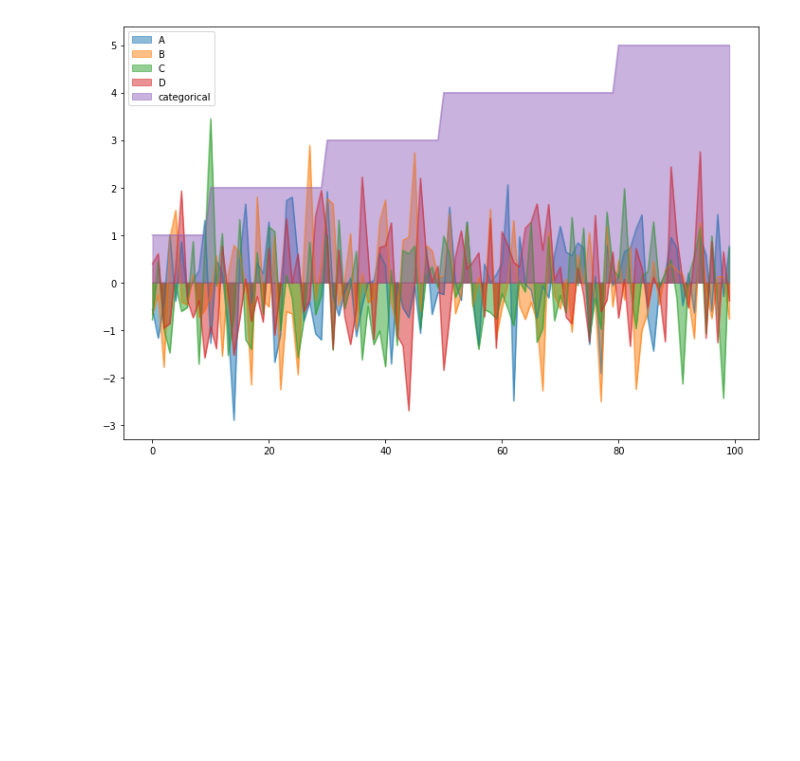
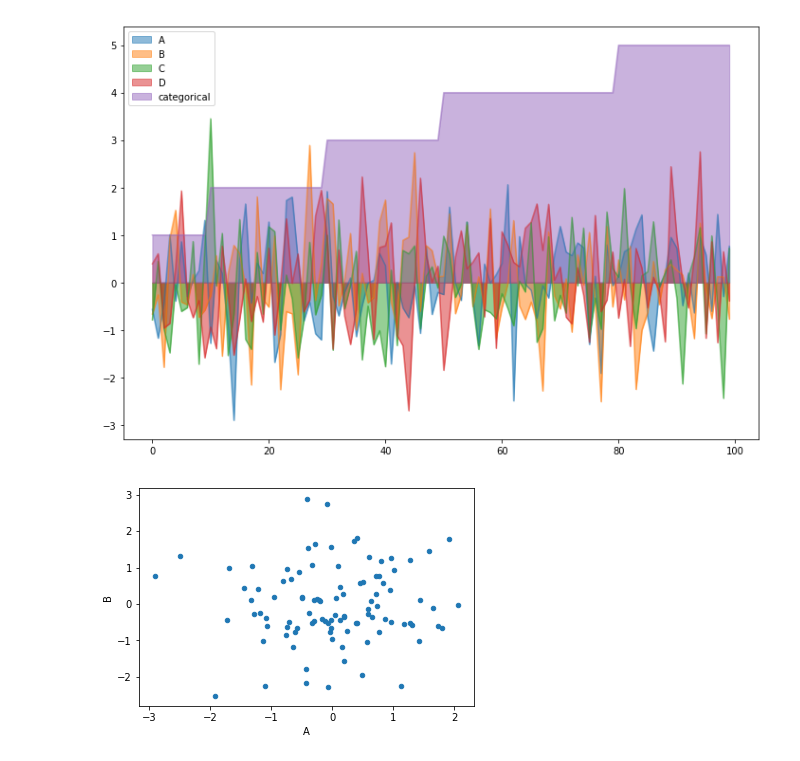
Before and after one commit to mahesh-keswani/ML-DL-FromBasicsToAdvance, a Jupyter notebook: pandas_basics/visualizing_data_with_pandas.ipynb, the cells around one changed output. Cells and saved outputs as stored; diff of their text form; code cells hidden in the pictures; blank space fills up the shorter version.

Commit message:
added more plots like scatter plot, upto 3-4 dimensions, hexagonal bin plot, kde, boxplot

```diff
--- a/pandas_basics/visualizing_data_with_pandas.ipynb
+++ b/pandas_basics/visualizing_data_with_pandas.ipynb
@@ -99,3 +99,8 @@ df.plot.area(figsize=(12, 8), legend = True, stacked = False);
 # for stacked= True, all the values must be positive or negative
 # %% [output]
 [figure]
+# %%
+# Now scatter plot
+df.plot.scatter(x = 'A', y = 'B');
+# %% [output]
+[figure, added]
```
Also changed, not shown: parts of 9 cells of this notebook.
